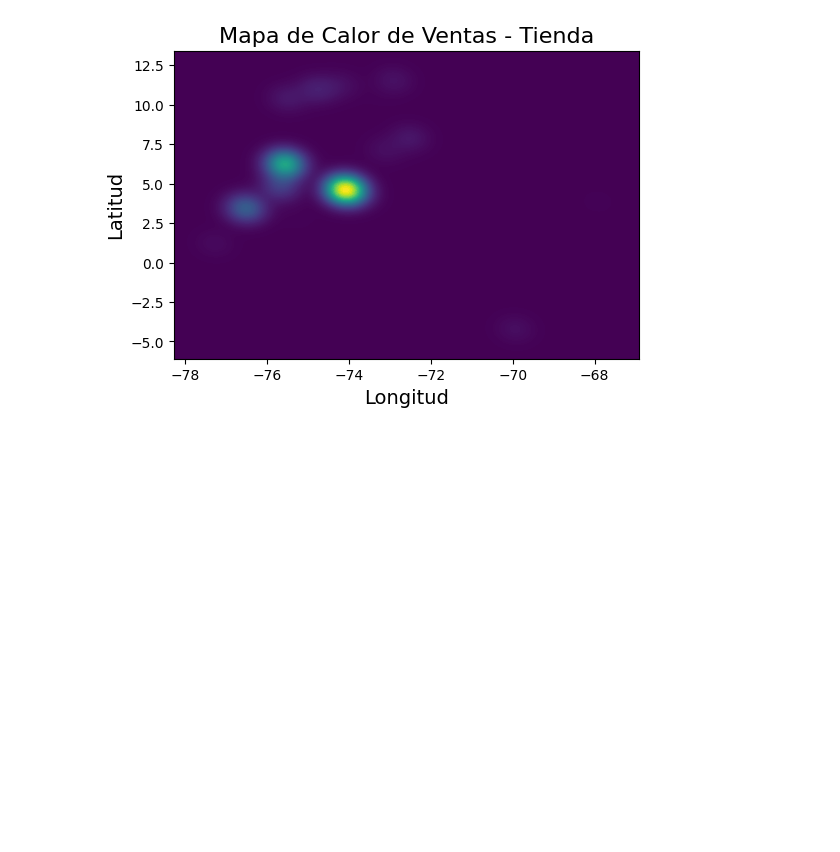
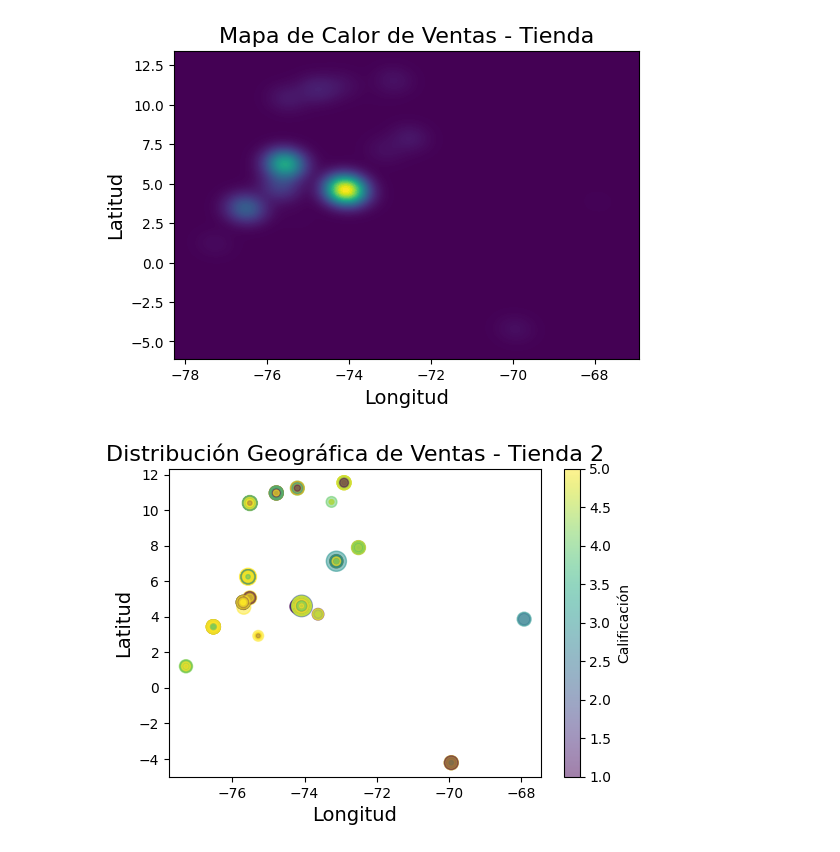
Before and after one commit to VivianQui/Challenge-Precticando-Python-para-Data-Science, a Jupyter notebook: AluraStoreLatam.ipynb, the cells around one changed output. Cells and saved outputs as stored; diff of their text form; code cells hidden in the pictures; blank space fills up the shorter version.

```diff
--- a/AluraStoreLatam.ipynb
+++ b/AluraStoreLatam.ipynb
@@ -593,3 +593,13 @@ plt.ylabel('Latitud', fontsize=14)
 plt.show()
 # %% [output]
 [figure]
+# %%
+plt.figure(figsize=(6, 4))
+plt.scatter(tienda2['lon'], tienda2['lat'], s=tienda2['Cantidad de cuotas']*10, alpha=0.5, c=tienda2['Calificación'], cmap='viridis')
+plt.colorbar(label='Calificación')  # Muestra la barra de color para las calificaciones
+plt.title('Distribución Geográfica de Ventas - Tienda 2', fontsize=16)
+plt.xlabel('Longitud', fontsize=14)
+plt.ylabel('Latitud', fontsize=14)
+plt.show()
+# %% [output]
+[figure, added]
```
Also changed, not shown: parts of 1 cell of this notebook.
